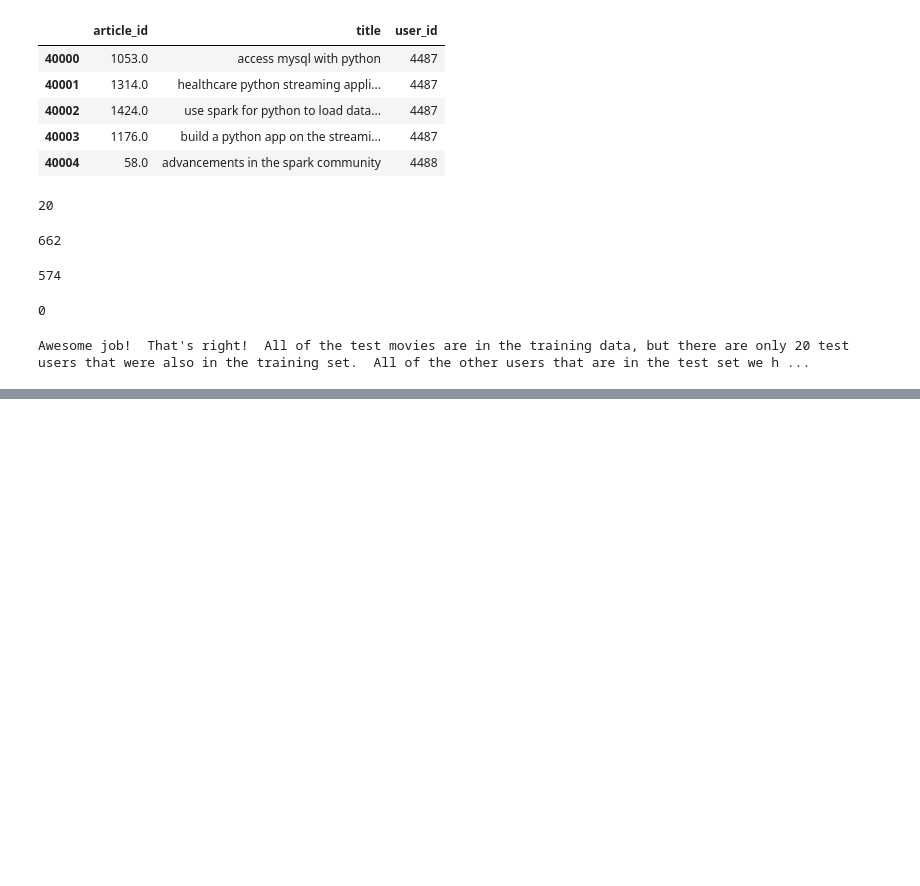
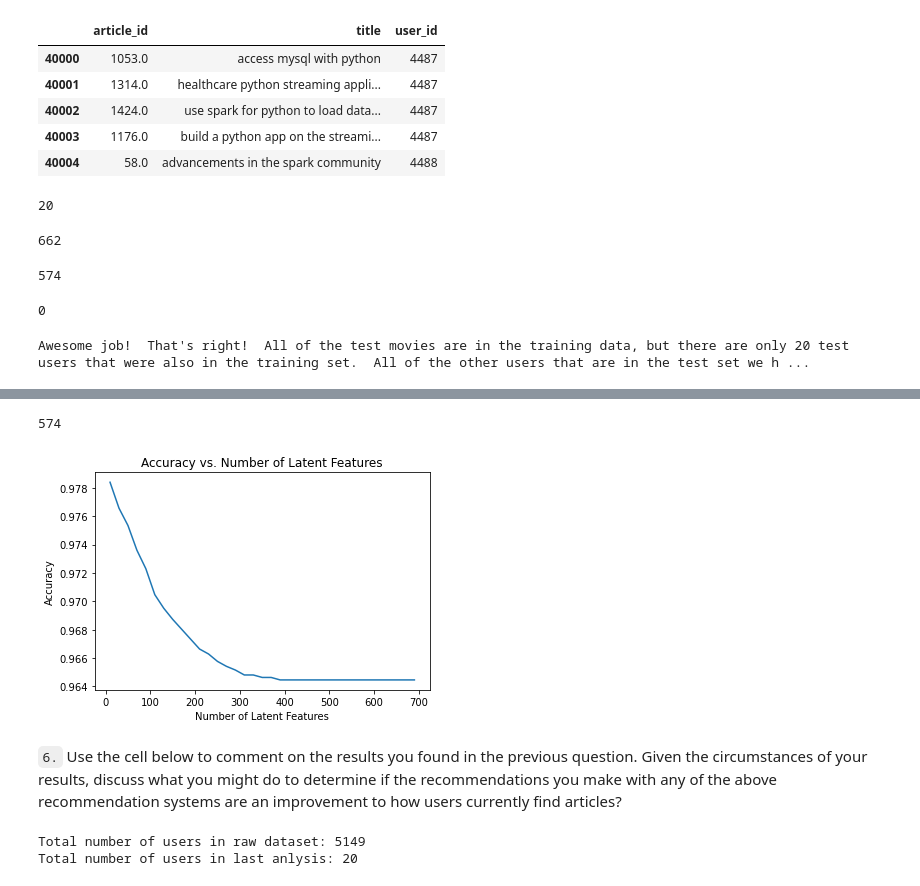
Before and after one commit to LarsTinnefeld/Recommendations_with_IBM, a Jupyter notebook: recomm_with_ibm.ipynb, the cells around one changed output, grey strips where cells are left out. Drawn from its saved outputs; the diff is of its cells as text; code cells hidden in the pictures; blank space fills up the shorter version.

```diff
--- a/recomm_with_ibm.ipynb
+++ b/recomm_with_ibm.ipynb
@@ -1160,0 +1196,53 @@ Awesome job!  That's right!  All of the test movies are in the training data, bu
+# %%
+# Filtering rows of the train matrix which have "hits" in the test subset
+train_rows = np.where(np.in1d(train_idx, test_idx_subset))[0]
+# %%
+# Same excercise for the articles
+train_cols = np.where(np.in1d(train_arts, test_arts_subset))[0]
+# %%
+len(train_cols)
+# %% [output]
+574
+# %%
+# Same excercise for the users of the test matrix
+test_rows = np.where(np.in1d(test_idx, test_idx_subset))[0]
+# %%
+# Generating the test- and training subsets
+user_item_test_subset = user_item_test.iloc[test_rows,:]
+user_item_train_subset = user_item_train.iloc[train_rows,train_cols]
+# %%
+num_latent_feats = np.arange(10,700+10,20)
+sum_errs = []
+
+for k in num_latent_feats:
+    # restructure with k latent features
+    s_train_k, u_train_k, vt_train_k = np.diag(s_train[:k]), u_train[:, :k], vt_train[:k, :]
+
+    s_test_k, u_test_k, vt_test_k = s_train_k, u_train_k[train_rows,:], vt_train_k[:,train_cols]
+
+    # take dot product
+    user_item_est = np.around(np.dot(np.dot(u_test_k, s_test_k), vt_test_k))
+
+    # compute error for each prediction to actual value
+    diffs = np.subtract(user_item_test_subset, user_item_est)
+
+    # total errors and keep track of them
+    err = np.sum(np.sum(np.abs(diffs)))
+    sum_errs.append(err)
+
+tot_interactions = user_item_test_subset.shape[0]*user_item_test_subset.shape[1]
+
+plt.plot(num_latent_feats, 1 - np.array(sum_errs)/tot_interactions);
+plt.xlabel('Number of Latent Features');
+plt.ylabel('Accuracy');
+plt.title('Accuracy vs. Number of Latent Features');
+# %% [output]
+[figure, added]
+# %% [markdown]
+`6.` Use the cell below to comment on the results you found in the previous question. Given the circumstances of your results, discuss what you might do to determine if the recommendations you make with any of the above recommendation systems are an improvement to how users currently find articles?
+# %%
+print('Total number of users in raw dataset: {}'.format(len(user_item)))
+print('Total number of users in last anlysis: {}'.format(len(test_idx_subset)))
+# %% [output]
+Total number of users in raw dataset: 5149
+Total number of users in last anlysis: 20
```
Also changed, not shown: parts of 16 cells of this notebook.
